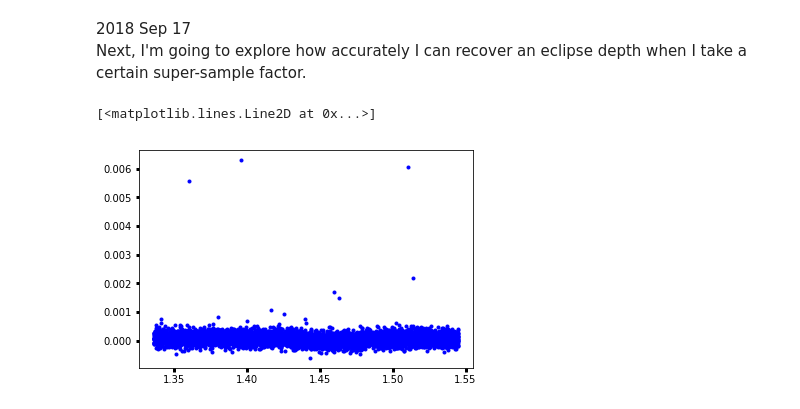
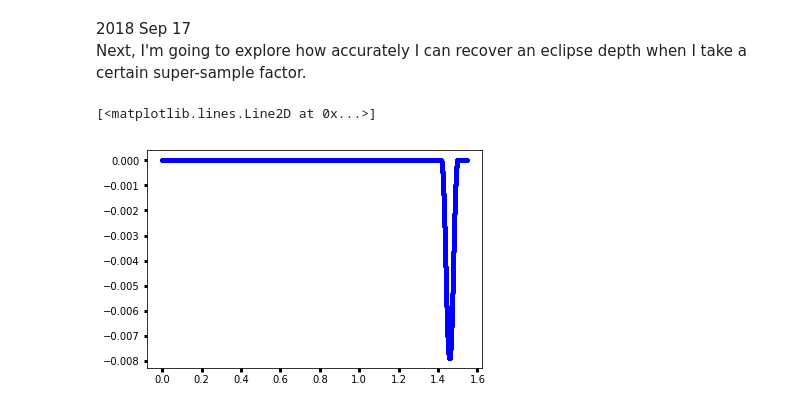
Before and after one commit to BoiseStatePlanetary/Searching-for-Variability-in-Eclipses-in-the-Kepler-Dataset, a Jupyter notebook: Experiments_in_Binning_Transits.ipynb, the cells around one changed output. Drawn from its saved outputs; the diff is of its cells as text; code cells hidden in the pictures.

Commit message:
Added eclipse calculating capability

```diff
--- a/Experiments_in_Binning_Transits.ipynb
+++ b/Experiments_in_Binning_Transits.ipynb
@@ -244,22 +258,31 @@ def make_eclipse(time, cur_TE, cur_semi, cur_p, cur_inc, cur_depth, supersample_
 # %%
 unbinned_noise = 170e-6 # based on Analysis_of_Kepler76b.ipynb as of 2018 Sep 11
 
+# Let's see how long it takes to run EVIL-MC for the full dataset
+ep = evparams(per=per.to('day').value, a=a, T0=T0, p=Rp_over_Rs, limb_dark="quadratic", b=b,
+              F0=F0, Aplanet=Aplanet, phase_shift=phase_shift, beta=beta, q=q, Kz=Kz, Ts=Ts, Ws=[0.,0.,Omegas],
+              u=coeffs)
+em = evmodel(filtered_time, ep, supersample_factor=10, exp_time=30./60./24.)
+sig = em.calc_eclipse(0.01)
+
+plt.plot(folded_time, sig, 'b.')
+
 # Take only the eclipse portion
-TE = saved_ep.T0 + 0.5*saved_ep.per
-dur = transit_duration(saved_ep)
-ind = np.abs(folded_time - TE) < 2.*dur
+# TE = saved_ep.T0 + 0.5*saved_ep.per
+# dur = transit_duration(saved_ep)
+# ind = np.abs(folded_time - TE) < 2.*dur
 
-time = folded_time[ind]
-data = filtered_flux[ind]
+# time = folded_time[ind]
+# data = filtered_flux[ind]
 
-synthetic_eclipse = make_eclipse(folded_time, saved_ep.T0, saved_ep.a, saved_ep.p, inc)
-noisy_synthetic_eclipse = synthetic_eclipse + normal(size=synthetic_transit.size, scale=unbinned_noise)
+# synthetic_eclipse = em.
+# noisy_synthetic_eclipse = synthetic_eclipse + normal(size=synthetic_transit.size, scale=unbinned_noise)
 
-binned_time_synthetic_transit, noisy_binned_synthetic_transit, binned_err_synthetic_transit =\
-    bindata(folded_time, noisy_synthetic_transit, binsize=binsize)
+# binned_time_synthetic_transit, noisy_binned_synthetic_transit, binned_err_synthetic_transit =\
+#     bindata(folded_time, noisy_synthetic_transit, binsize=binsize)
 
-plt.plot(folded_time, noisy_synthetic_transit, 'b.')
-plt.plot(binned_time_synthetic_transit, noisy_binned_synthetic_transit, 'r.')
+# plt.plot(folded_time, noisy_synthetic_transit, 'b.')
+# plt.plot(binned_time_synthetic_transit, noisy_binned_synthetic_transit, 'r.')
 # %% [output]
 [<matplotlib.lines.Line2D at 0x...>]
-[figure, old version]
+[figure, new version]
```
Also changed, not shown: parts of 2 cells of this notebook.
